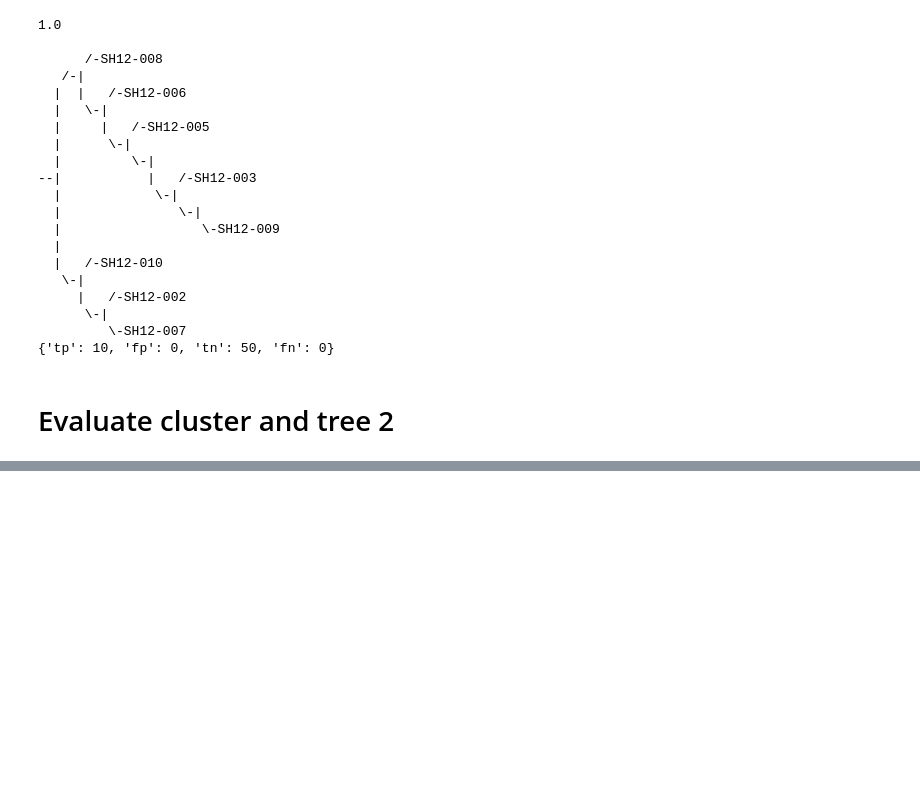
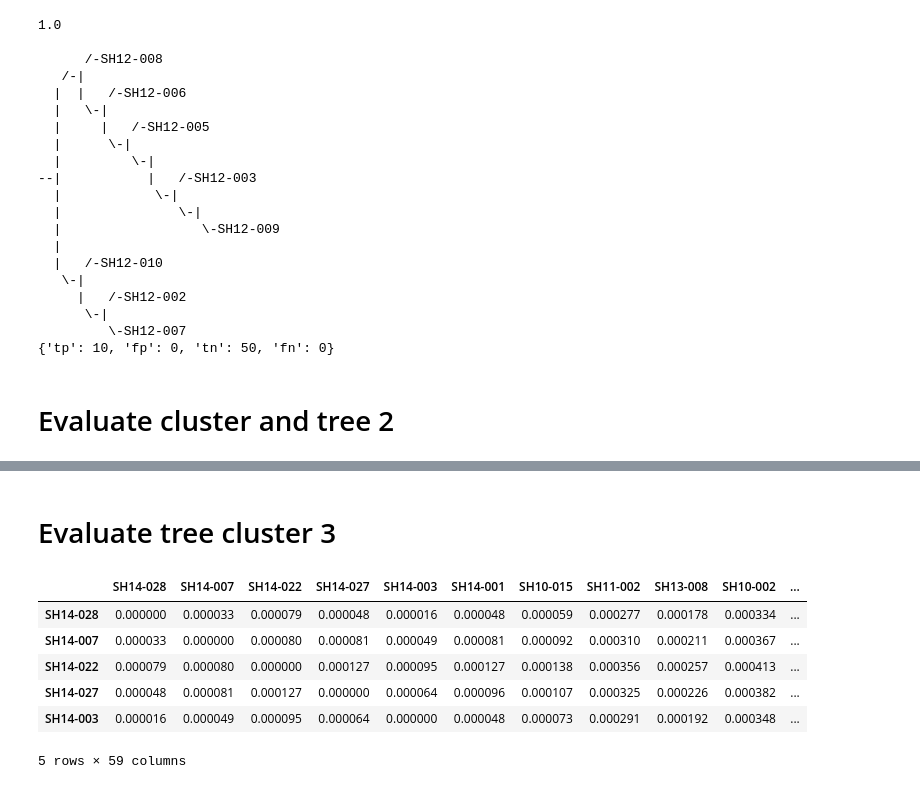
Before and after one commit to apetkau/thesis-workflows, a Jupyter notebook: mash-nextflow/tree-comparisons/clustering-performance.ipynb, the cells around one changed output, grey strips where cells are left out. Cells and saved outputs as stored; diff of their text form; code cells hidden in the pictures; blank space fills up the shorter version.

```diff
--- a/mash-nextflow/tree-comparisons/clustering-performance.ipynb
+++ b/mash-nextflow/tree-comparisons/clustering-performance.ipynb
@@ -428,0 +433,14 @@ silhouette_df['s_i'].plot(kind='barh', color=silhouette_df['color'])
+# %% [markdown]
+# Evaluate tree cluster 3
+# %%
+if 'reference' in tree_distances:
+    tree_distances = tree_distances.drop('reference', axis='index').drop('reference', axis='columns')
+tree_distances.head(5)
+# %% [output]
+|  | SH14-028 | SH14-007 | SH14-022 | SH14-027 | SH14-003 | SH14-001 | SH10-015 | SH11-002 | SH13-008 | SH10-002 | ... |
+| SH14-028 | 0.000000 | 0.000033 | 0.000079 | 0.000048 | 0.000016 | 0.000048 | 0.000059 | 0.000277 | 0.000178 | 0.000334 | ... |
+| SH14-007 | 0.000033 | 0.000000 | 0.000080 | 0.000081 | 0.000049 | 0.000081 | 0.000092 | 0.000310 | 0.000211 | 0.000367 | ... |
+| SH14-022 | 0.000079 | 0.000080 | 0.000000 | 0.000127 | 0.000095 | 0.000127 | 0.000138 | 0.000356 | 0.000257 | 0.000413 | ... |
+| SH14-027 | 0.000048 | 0.000081 | 0.000127 | 0.000000 | 0.000064 | 0.000096 | 0.000107 | 0.000325 | 0.000226 | 0.000382 | ... |
+| SH14-003 | 0.000016 | 0.000049 | 0.000095 | 0.000064 | 0.000000 | 0.000048 | 0.000073 | 0.000291 | 0.000192 | 0.000348 | ... |
+5 rows × 59 columns
```
Also changed, not shown: parts of 8 cells of this notebook.
